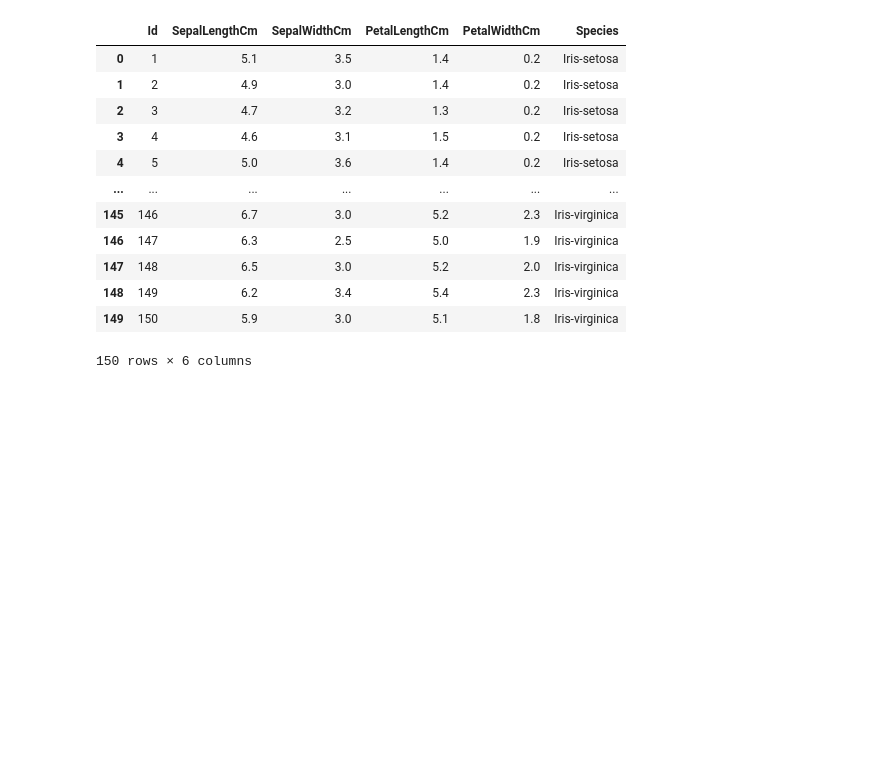
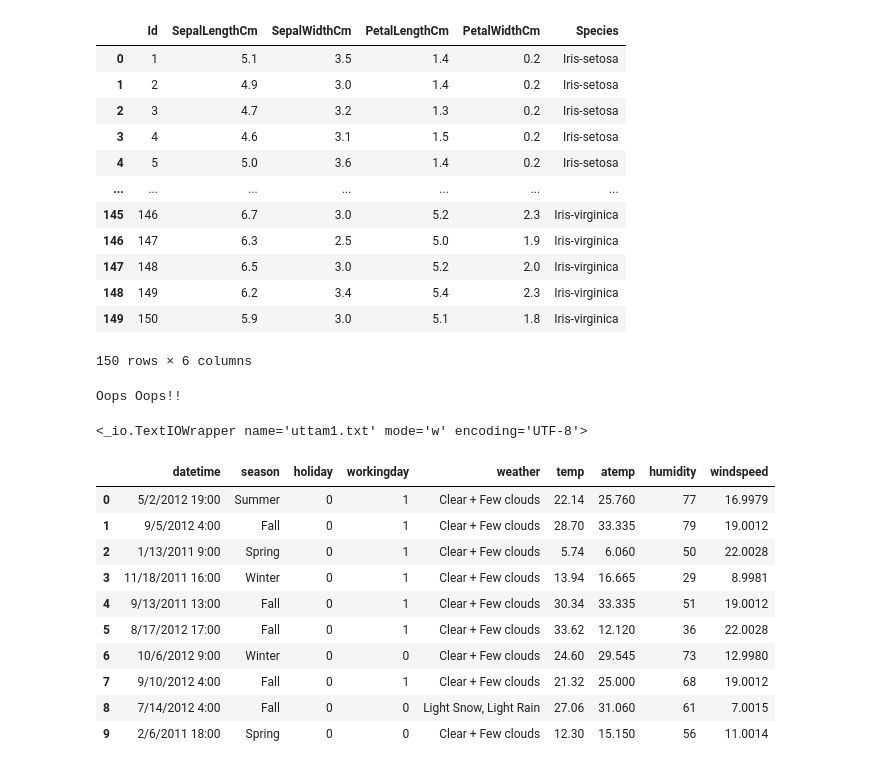
Before and after one commit to durgesh2010/Python-practice, a Jupyter notebook: Enviornment_Setup_to_till_end.ipynb, the cells around one changed output. Drawn from its saved outputs; the diff is of its cells as text; code cells hidden in the pictures; blank space fills up the shorter version.

```diff
--- a/Enviornment_Setup_to_till_end.ipynb
+++ b/Enviornment_Setup_to_till_end.ipynb
@@ -2654,0 +2773,5 @@ print(type(sorted_))
+# %%
+f = open('/content/SMSSpamCollection_txt.txt',  'r')
+print(f.read())
+# %% [output]
+Oops Oops!!
@@ -2654,0 +2780,4 @@ print(type(sorted_))
+# %%
+y
+# %% [output]
+<_io.TextIOWrapper name='uttam1.txt' mode='w' encoding='UTF-8'>
@@ -2654,0 +2787,15 @@ print(type(sorted_))
+# %%
+df = pd.read_csv('/content/train (13).csv')
+df.head(10)
+# %% [output]
+|  | datetime | season | holiday | workingday | weather | temp | atemp | humidity | windspeed |
+| 0 | 5/2/2012 19:00 | Summer | 0 | 1 | Clear + Few clouds | 22.14 | 25.760 | 77 | 16.9979 |
+| 1 | 9/5/2012 4:00 | Fall | 0 | 1 | Clear + Few clouds | 28.70 | 33.335 | 79 | 19.0012 |
+| 2 | 1/13/2011 9:00 | Spring | 0 | 1 | Clear + Few clouds | 5.74 | 6.060 | 50 | 22.0028 |
+| 3 | 11/18/2011 16:00 | Winter | 0 | 1 | Clear + Few clouds | 13.94 | 16.665 | 29 | 8.9981 |
+| 4 | 9/13/2011 13:00 | Fall | 0 | 1 | Clear + Few clouds | 30.34 | 33.335 | 51 | 19.0012 |
+| 5 | 8/17/2012 17:00 | Fall | 0 | 1 | Clear + Few clouds | 33.62 | 12.120 | 36 | 22.0028 |
+| 6 | 10/6/2012 9:00 | Winter | 0 | 0 | Clear + Few clouds | 24.60 | 29.545 | 73 | 12.9980 |
+| 7 | 9/10/2012 4:00 | Fall | 0 | 1 | Clear + Few clouds | 21.32 | 25.000 | 68 | 19.0012 |
+| 8 | 7/14/2012 4:00 | Fall | 0 | 0 | Light Snow, Light Rain | 27.06 | 31.060 | 61 | 7.0015 |
+| 9 | 2/6/2011 18:00 | Spring | 0 | 0 | Clear + Few clouds | 12.30 | 15.150 | 56 | 11.0014 |
```
Also changed, not shown: parts of 27 cells of this notebook.
